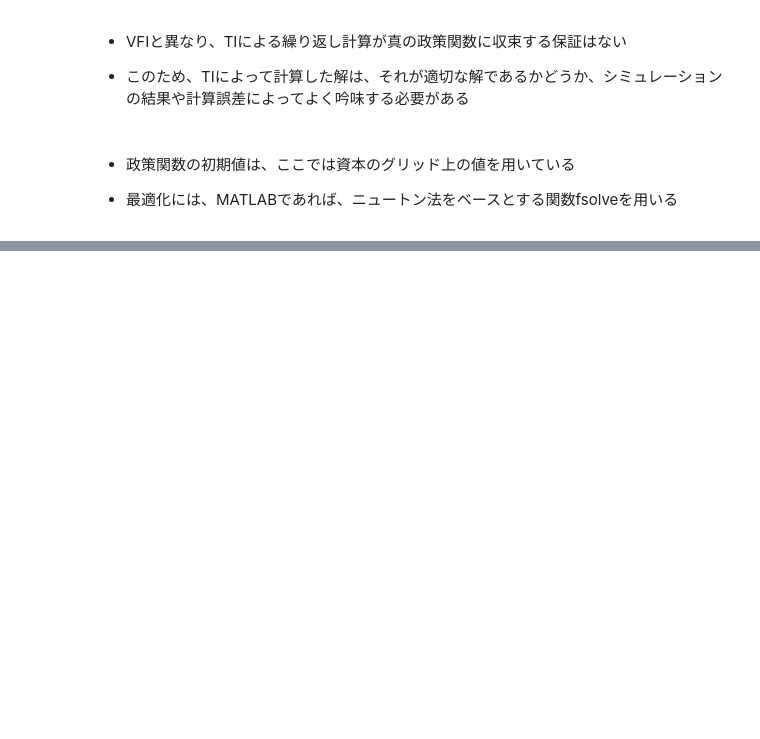
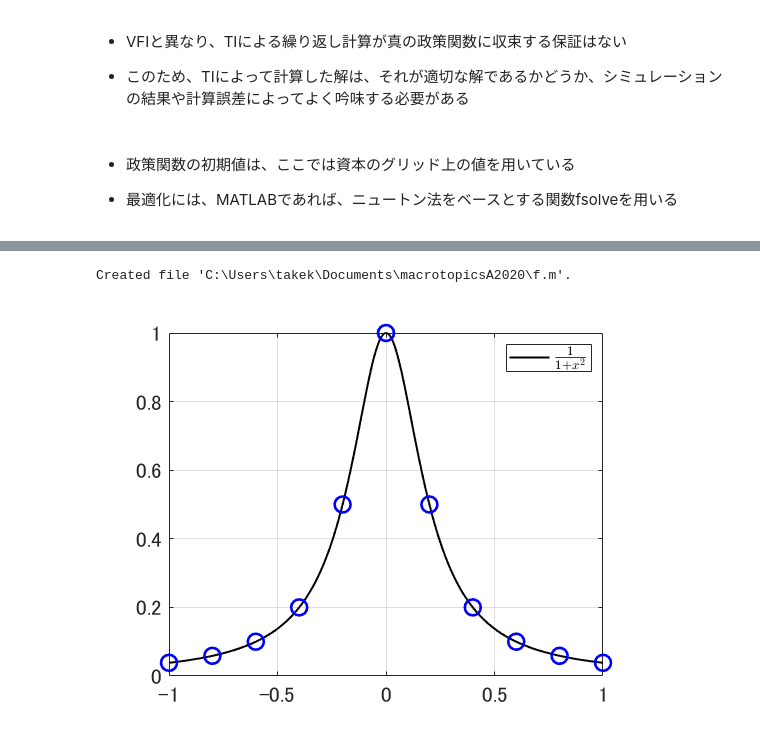
Before and after one commit to tkksnk/macrotopicsA2020, a Jupyter notebook: macrotopicsA_chapter4.ipynb, the cells around one changed output, grey strips where cells are left out. Saved outputs shown, nothing was run; the diff lists cells and outputs as text; code cells hidden in the pictures; blank space fills up the shorter version.

```diff
--- a/macrotopicsA_chapter4.ipynb
+++ b/macrotopicsA_chapter4.ipynb
@@ -258,0 +468,31 @@ $$
+# %%
+%%file f.m
+function f0 = f(x0)
+
+    nx = size(x0,1);
+    f0 = ones(nx,1)./(ones(nx,1)+25*x0.^2);
+# %% [output]
+Created file 'C:\Users\takek\Documents\macrotopicsA2020\f.m'.
+# %%
+%% データ点
+xmin = -1;
+xmax = 1;
+nxd = 11;
+xd = linspace(xmin, xmax, nxd)'; %collect(LinRange(xmin, xmax, nxd))
+yd = f(xd);
+
+%% 関数による値
+nx = 1001;
+x0 = linspace(xmin, xmax, nx)'; %collect(LinRange(xmin, xmax, nx))
+y0 = f(x0);
+# %%
+%%
+figure;
+plot(x0,y0,'k-','LineWidth',1.5);
+hold on;
+plot(xd,yd,'bo','MarkerSize',12,'LineWidth',2.0);
+grid on;
+legend({'$\frac{1}{1+x^2}$'},'Interpreter','latex');
+set(gca,'Fontsize',16);
+# %% [output]
+[figure, added]
```
Also changed, not shown: parts of 22 cells of this notebook, 4 other files.
